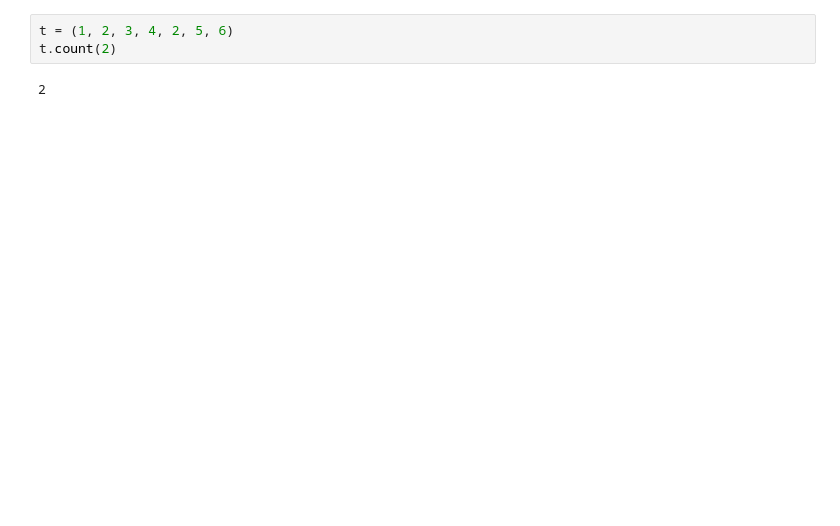
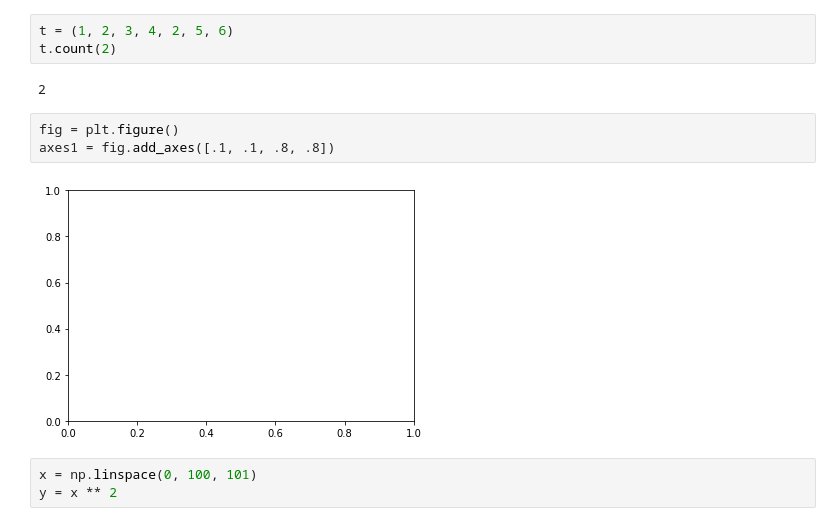
Before and after one commit to andreifecioru/study, a Jupyter notebook: py.for.data.analysis/test-notebook.ipynb, the cells around one changed output. Saved outputs shown, nothing was run; the diff lists cells and outputs as text; blank space fills up the shorter version.

```diff
--- a/py.for.data.analysis/test-notebook.ipynb
+++ b/py.for.data.analysis/test-notebook.ipynb
@@ -24,3 +44,11 @@ t = (1, 2, 3, 4, 2, 5, 6)
 t.count(2)
 # %% [output]
 2
+# %%
+fig = plt.figure()
+axes1 = fig.add_axes([.1, .1, .8, .8])
+# %% [output]
+[figure, added]
+# %%
+x = np.linspace(0, 100, 101)
+y = x ** 2
```
Also changed, not shown: parts of 5 cells of this notebook, 5 other files.
